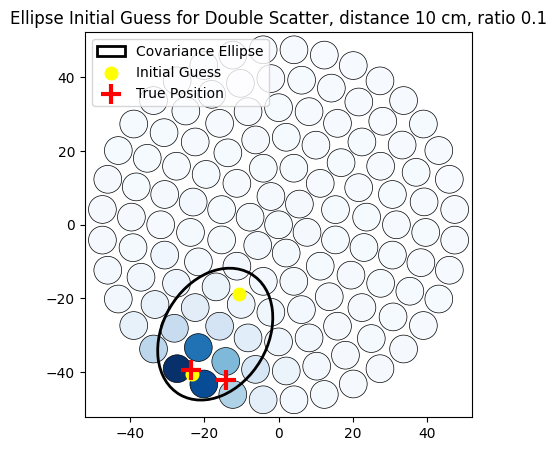
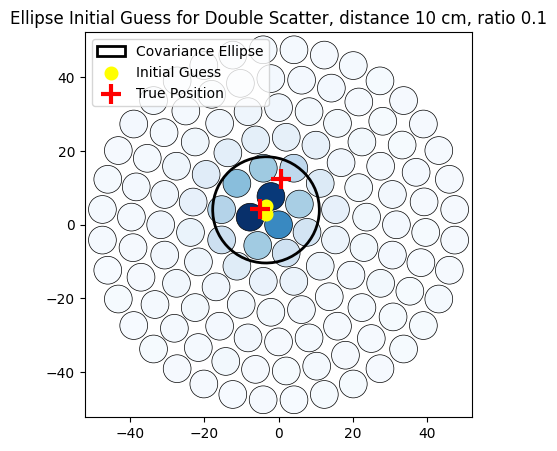
Unified diff of the notebook cell whose output changed from the first chart to the second:
--- before
+++ after
@@ -80,2 +80,16 @@
 )
 ellipse_example_plotting(combined_signal[0], true_xy1[0], true_xy2[0])
+
+#random hit pattern plotting
+
+def hit_pattern_plot(signal):
+    """Plot a hit pattern as an example."""
+    plt.figure(figsize=(5, 5))
+    plt.scatter(*pmt_positions.T, c=signal, cmap='Blues', s=400, vmin=0, edgecolors='black', linewidths=0.5)
+    plt.show()
+
+signal, xy1, xy2 = simulate_double_signal_constrained_parameters(num_signals=1, photons=10_000, distance=0, ratio=0.5)
+hit_pattern_plot(signal[0])
+
+signal, xy1, xy2 = simulate_double_signal_constrained_parameters(num_signals=1, photons=10_000, distance=30, ratio=0.3)
+hit_pattern_plot(signal[0])

Commit: added results